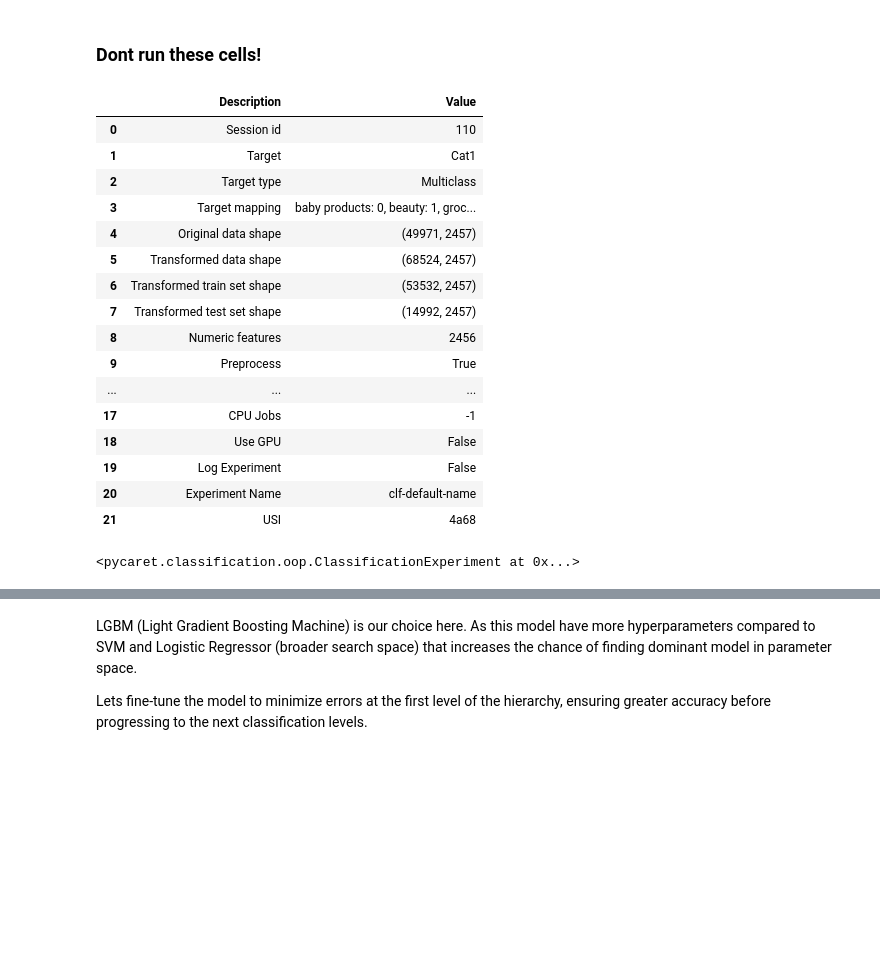
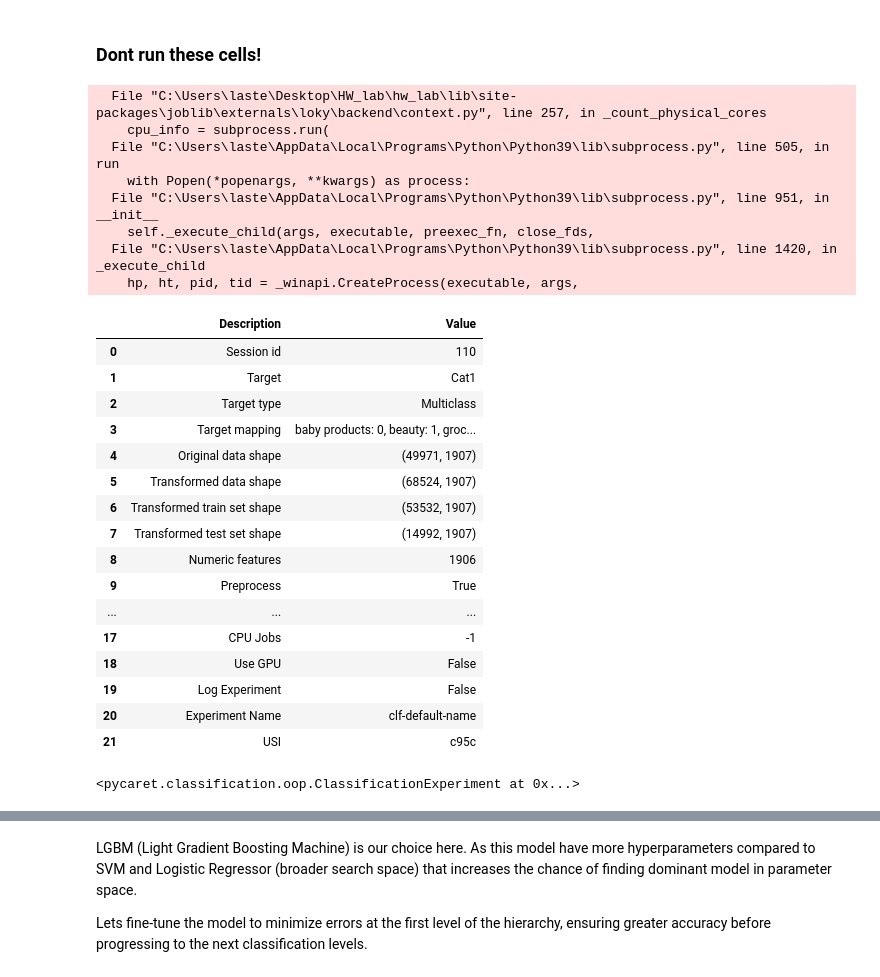
Before and after one commit to MHosseinHashemi/HTC-using-LGBM, a Jupyter notebook: Final_Project.ipynb, the cells around one changed output, grey strips where cells are left out. Saved outputs shown, nothing was run; the diff lists cells and outputs as text; code cells hidden in the pictures; blank space fills up the shorter version.

```diff
--- a/Final_Project.ipynb
+++ b/Final_Project.ipynb
@@ -662,30 +663,38 @@ plt.show()
 # %% [markdown]
 ### Dont run these cells!
 # %%
-setup(data,
-      target = level_1_labels["Cat1"],
-      session_id = 110,
-      preprocess = True,
-      verbose=True,
-      fold =5,
-      fix_imbalance=True)
+# setup(data,
+#       target = level_1_labels["Cat1"],
+#       session_id = 110,
+#       preprocess = True,
+#       verbose=True,
+#       fold =5,
+#       fix_imbalance=True)
 # %% [output]
+  File "C:\Users\laste\Desktop\HW_lab\hw_lab\lib\site-packages\joblib\externals\loky\backend\context.py", line 257, in _count_physical_cores
+    cpu_info = subprocess.run(
+  File "C:\Users\laste\AppData\Local\Programs\Python\Python39\lib\subprocess.py", line 505, in run
+    with Popen(*popenargs, **kwargs) as process:
+  File "C:\Users\laste\AppData\Local\Programs\Python\Python39\lib\subprocess.py", line 951, in __init__
+    self._execute_child(args, executable, preexec_fn, close_fds,
+  File "C:\Users\laste\AppData\Local\Programs\Python\Python39\lib\subprocess.py", line 1420, in _execute_child
+    hp, ht, pid, tid = _winapi.CreateProcess(executable, args,
 |  | Description | Value |
 | 0 | Session id | 110 |
 | 1 | Target | Cat1 |
 | 2 | Target type | Multiclass |
 | 3 | Target mapping | baby products: 0, beauty: 1, groc... |
-| 4 | Original data shape | (49971, 2457) |
-| 5 | Transformed data shape | (68524, 2457) |
-| 6 | Transformed train set shape | (53532, 2457) |
-| 7 | Transformed test set shape | (14992, 2457) |
-| 8 | Numeric features | 2456 |
+| 4 | Original data shape | (49971, 1907) |
+| 5 | Transformed data shape | (68524, 1907) |
+| 6 | Transformed train set shape | (53532, 1907) |
+| 7 | Transformed test set shape | (14992, 1907) |
+| 8 | Numeric features | 1906 |
 | 9 | Preprocess | True |
 | ... | ... | ... |
 | 17 | CPU Jobs | -1 |
 | 18 | Use GPU | False |
 | 19 | Log Experiment | False |
 | 20 | Experiment Name | clf-default-name |
-| 21 | USI | 4a68 |
+| 21 | USI | c95c |
-<pycaret.classification.oop.ClassificationExperiment at 0x...>
+<pycaret.classification.oop.ClassificationExperiment at 0x...>
 # %%
```
Also changed, not shown: parts of 40 cells of this notebook.
